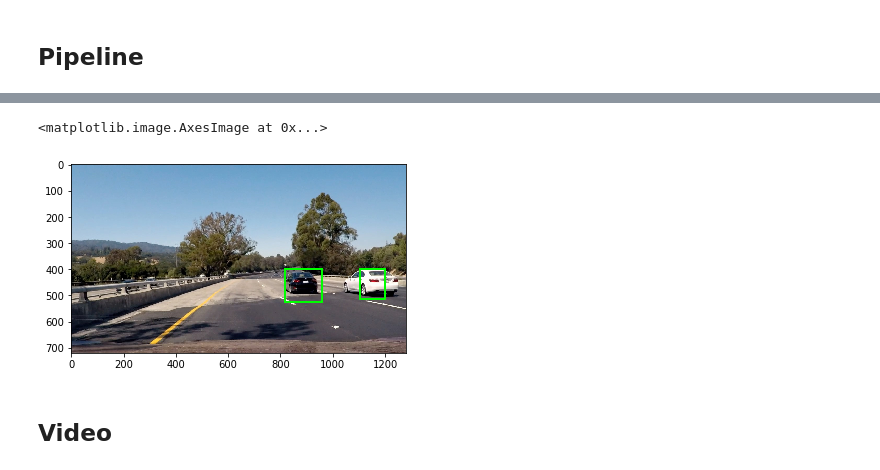
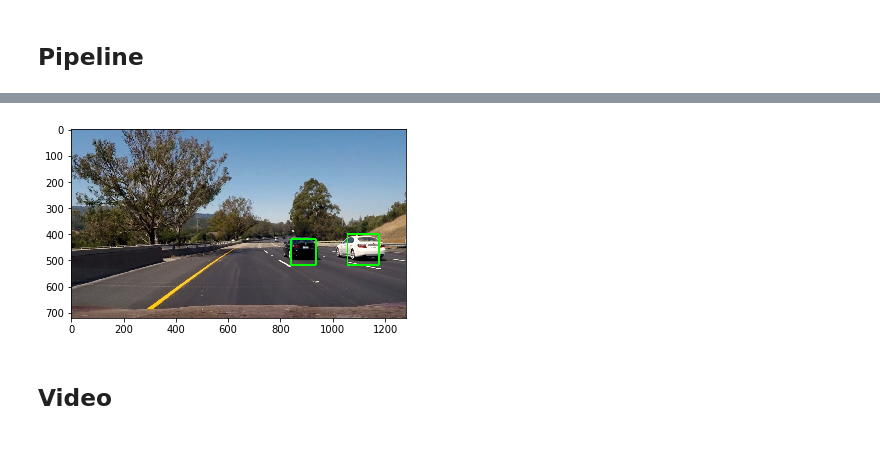
Before and after one commit to liferlisiqi/Vehicle-detection, a Jupyter notebook: Vehicle-Detection.ipynb, the cells around one changed output, grey strips where cells are left out. Cells and saved outputs as stored; diff of their text form; code cells hidden in the pictures.

```diff
--- a/Vehicle-Detection.ipynb
+++ b/Vehicle-Detection.ipynb
@@ -671,7 +667,7 @@ def detect_cars2(image):
 
     return draw_img
 
-img = mpimg.imread('test_images/4.jpg')
+img = mpimg.imread('test_images/6.jpg')
 result = detect_cars2(img)
 plt.imshow(result.astype(np.uint8))
 # %% [output]
@@ -680,5 +675,4 @@ plt.imshow(result.astype(np.uint8))
-<matplotlib.image.AxesImage at 0x...>
-[figure, old version]
+[figure, new version]
 # %% [markdown]
 ## Video
 # %%
```
Also changed, not shown: parts of 3 cells of this notebook, 4 other files.
